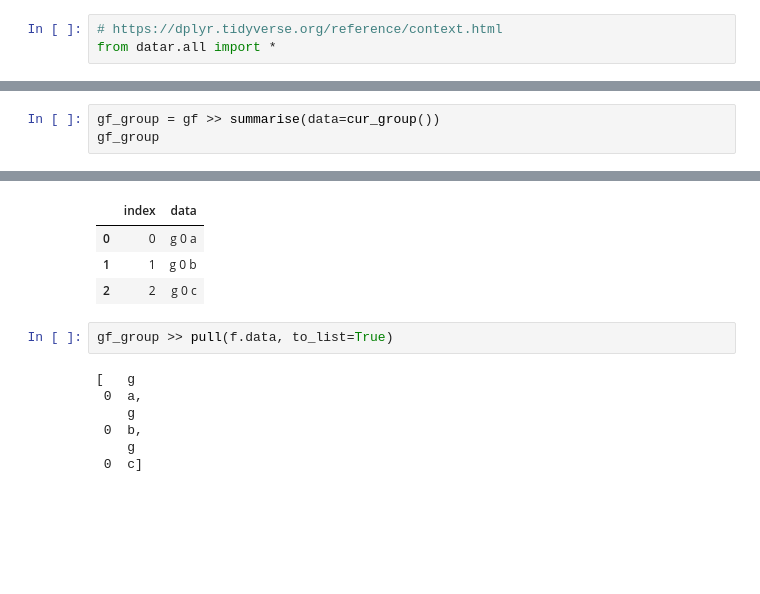
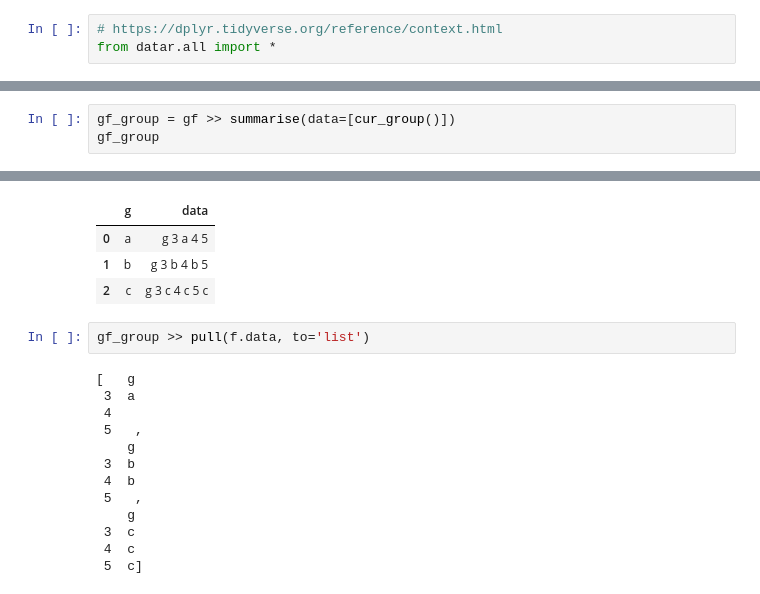
Before and after one commit to pwwang/datar, a Jupyter notebook: examples/context.ipynb, the cells around one changed output, grey strips where cells are left out. Drawn from its saved outputs; the diff is of its cells as text; blank space fills up the shorter version.

```diff
--- a/examples/context.ipynb
+++ b/examples/context.ipynb
@@ -35,4 +52,4 @@ gf >> summarise(row=cur_group_rows())
 # %%
-gf_group = gf >> summarise(data=cur_group())
+gf_group = gf >> summarise(data=[cur_group()])
 gf_group
 # %% [output]
@@ -39,14 +57,20 @@ gf_group
-|  | index | data |
-| 0 | 0 | g 0 a |
-| 1 | 1 | g 0 b |
-| 2 | 2 | g 0 c |
+|  | g | data |
+| 0 | a | g 3 a 4 5 |
+| 1 | b | g 3 b 4 b 5 |
+| 2 | c | g 3 c 4 c 5 c |
 # %%
-gf_group >> pull(f.data, to_list=True)
+gf_group >> pull(f.data, to='list')
 # %% [output]
 [   g
- 0  a,
+ 3  a
+ 4
+ 5   ,
     g
- 0  b,
+ 3  b
+ 4  b
+ 5   ,
     g
- 0  c]
+ 3  c
+ 4  c
+ 5  c]
 # %%
```
Also changed, not shown: parts of 11 cells of this notebook, 31 other files.
